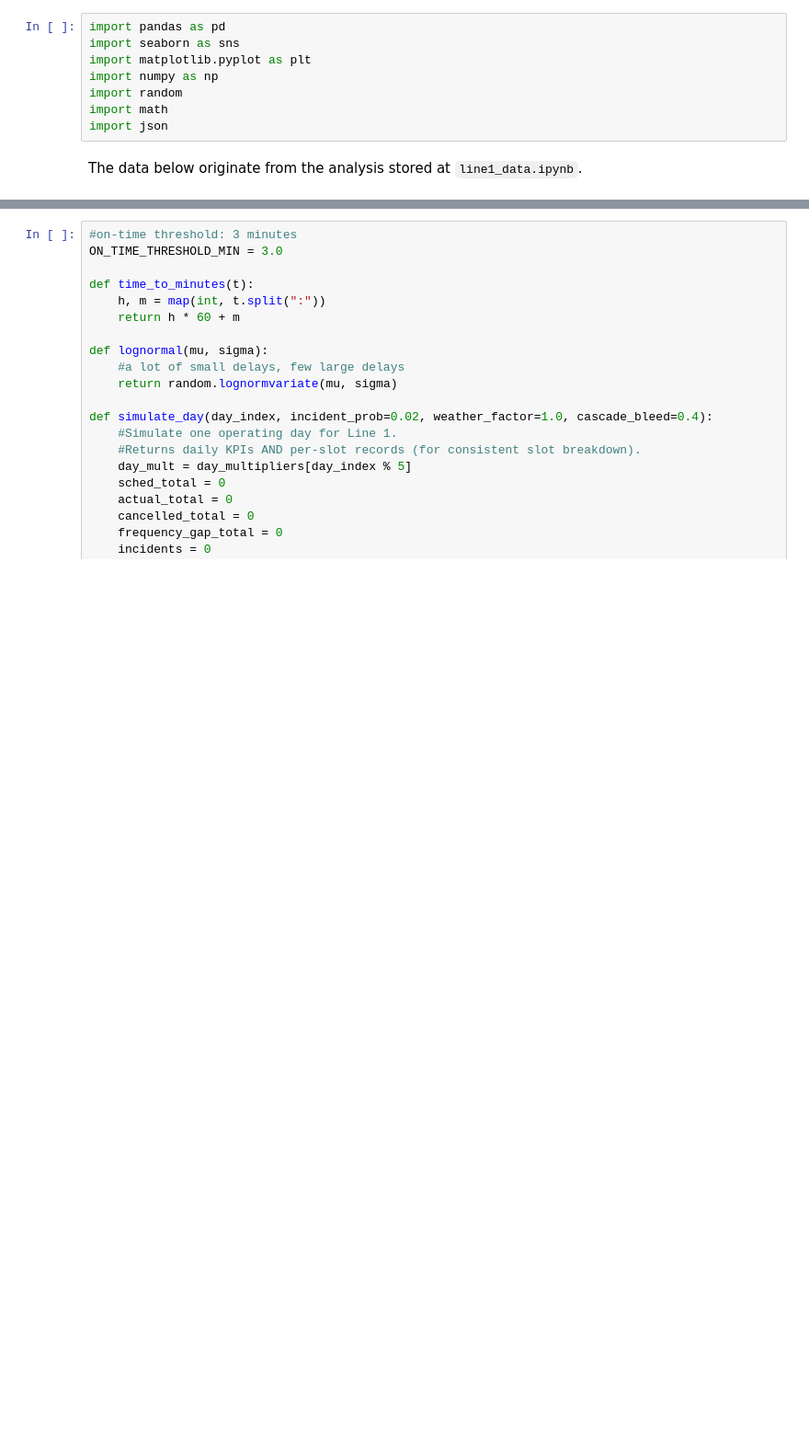
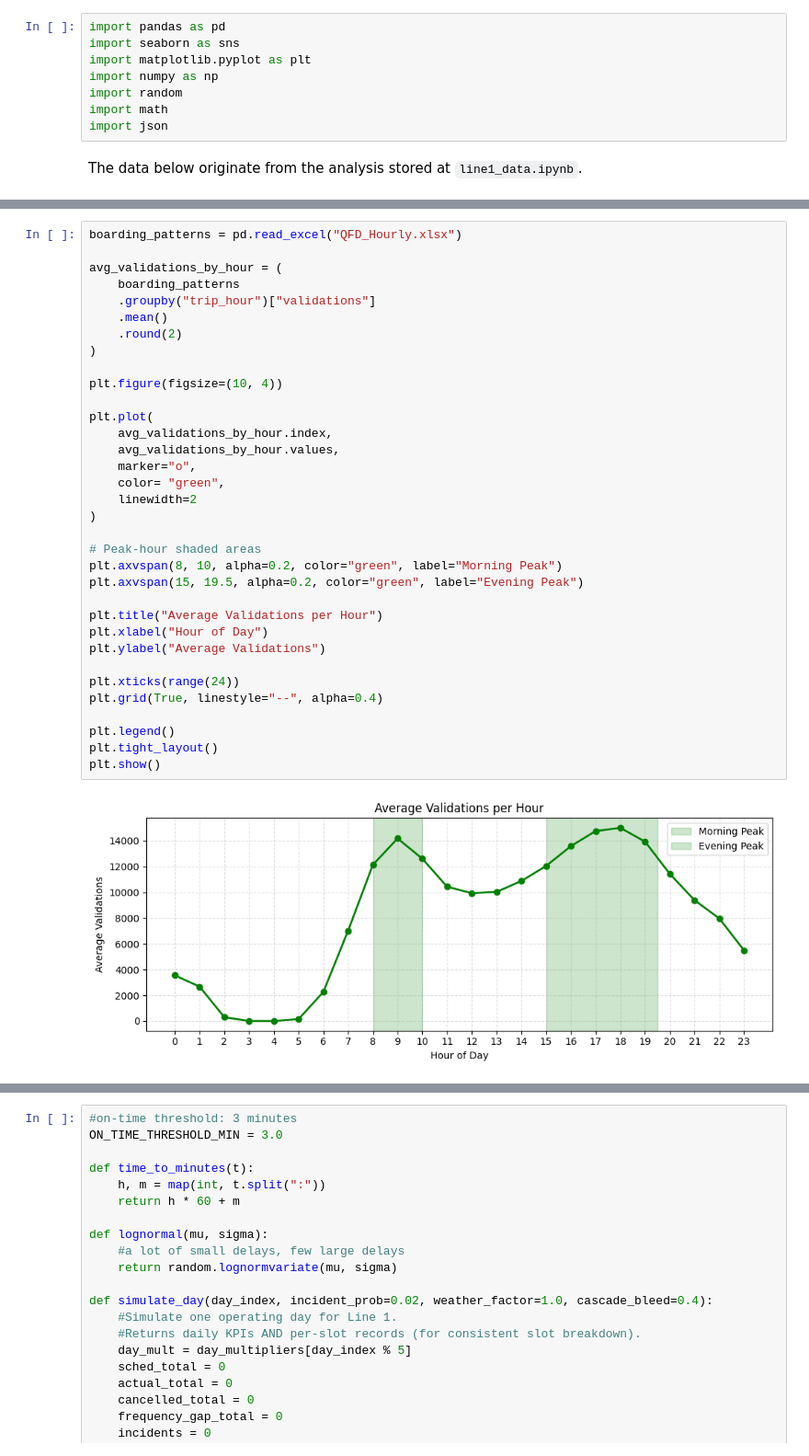
Before and after one commit to romgzn/Athens_Line1_Quality_Analysis, a Jupyter notebook: line1_simulation_realdata.ipynb, the cells around one changed output, grey strips where cells are left out. Shown at 92% size. Cells and saved outputs as stored; diff of their text form; blank space fills up the shorter version.

```diff
--- a/line1_simulation_realdata.ipynb
+++ b/line1_simulation_realdata.ipynb
@@ -68,3 +71,39 @@ Piraeus (south), passing through central Athens.
+# %%
+boarding_patterns = pd.read_excel("QFD_Hourly.xlsx")
+
+avg_validations_by_hour = (
+    boarding_patterns
+    .groupby("trip_hour")["validations"]
+    .mean()
+    .round(2)
+)
+
+plt.figure(figsize=(10, 4))
+
+plt.plot(
+    avg_validations_by_hour.index,
+    avg_validations_by_hour.values,
+    marker="o",
+    color= "green",
+    linewidth=2
+)
+
+# Peak-hour shaded areas
+plt.axvspan(8, 10, alpha=0.2, color="green", label="Morning Peak")
+plt.axvspan(15, 19.5, alpha=0.2, color="green", label="Evening Peak")
+
+plt.title("Average Validations per Hour")
+plt.xlabel("Hour of Day")
+plt.ylabel("Average Validations")
+
+plt.xticks(range(24))
+plt.grid(True, linestyle="--", alpha=0.4)
+
+plt.legend()
+plt.tight_layout()
+plt.show()
+# %% [output]
+[figure, added]
 # %%
 schedule = [
     #start    end    sched_freq  actual_freq  loss_pct  is_peak
```
Also changed, not shown: parts of 24 cells of this notebook.
